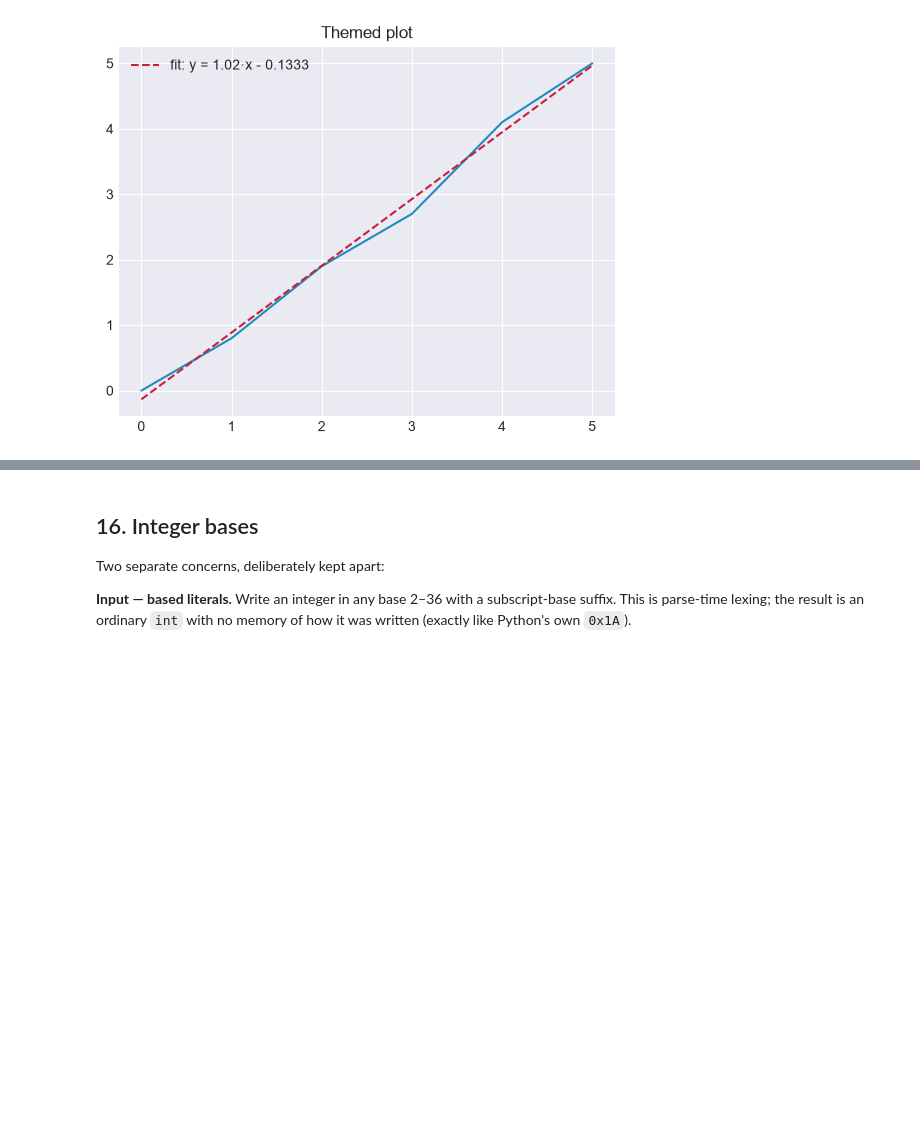
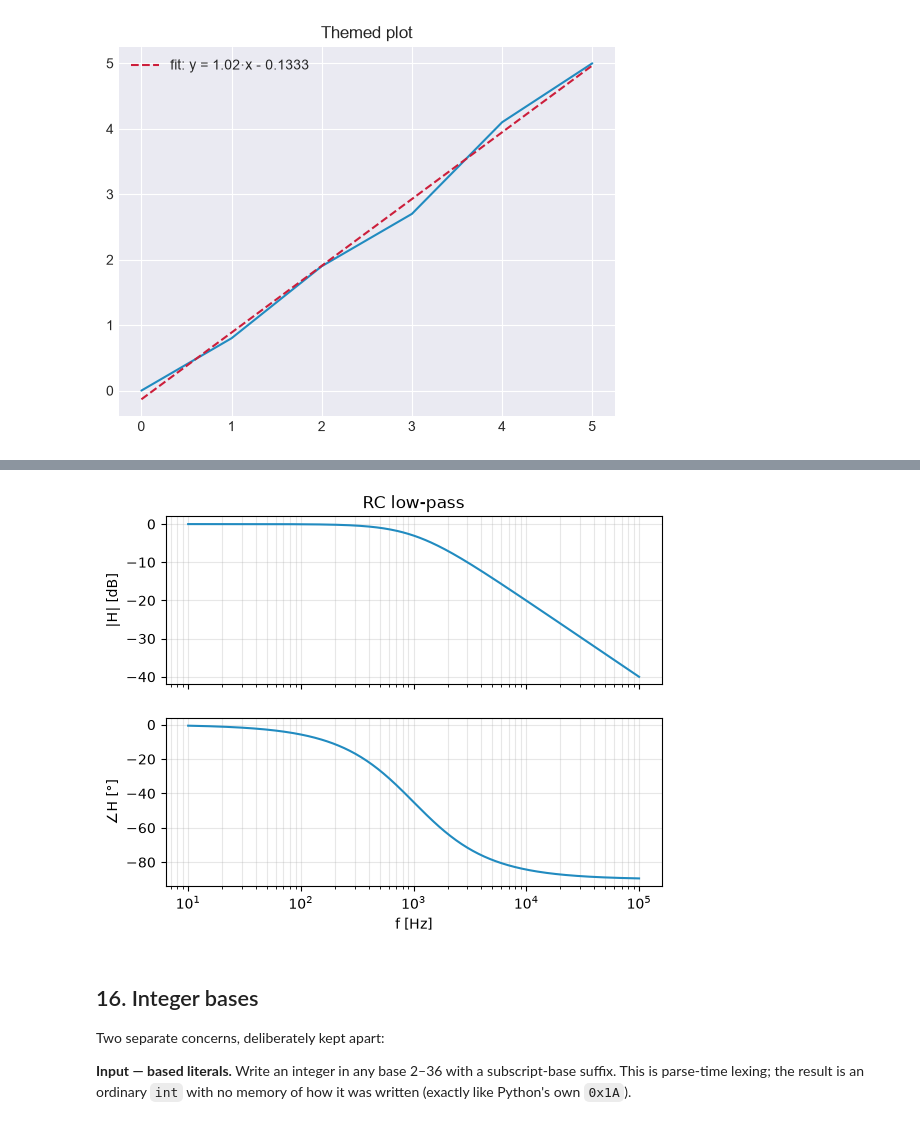
Before and after one commit to RichardThulstrup/engineering-dsl, a Jupyter notebook: DSL_Manual.ipynb, the cells around one changed output, grey strips where cells are left out. Cells and saved outputs as stored; diff of their text form; code cells hidden in the pictures; blank space fills up the shorter version.

```diff
--- a/DSL_Manual.ipynb
+++ b/DSL_Manual.ipynb
@@ -768,3 +807,9 @@ plot(x, y, fit=1, theme="darkgrid", title="Themed plot")
+# %%
+symbols: p
+H_lp := 1/(1 + p/(2π·1000))              # first-order low-pass, f_c = 1 kHz
+bode(H_lp, p, (10 Hz, 100 kHz), title="RC low-pass")
+# %% [output]
+[figure, added]
 # %% [markdown]
 ## 16. Integer bases
 
```
Also changed, not shown: parts of 18 cells of this notebook, 14 other files.
